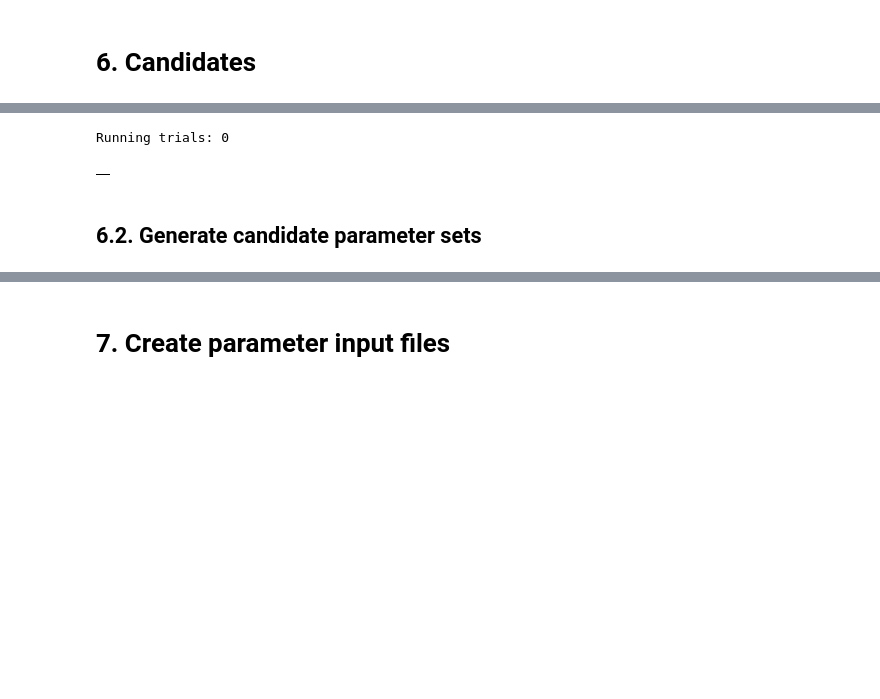
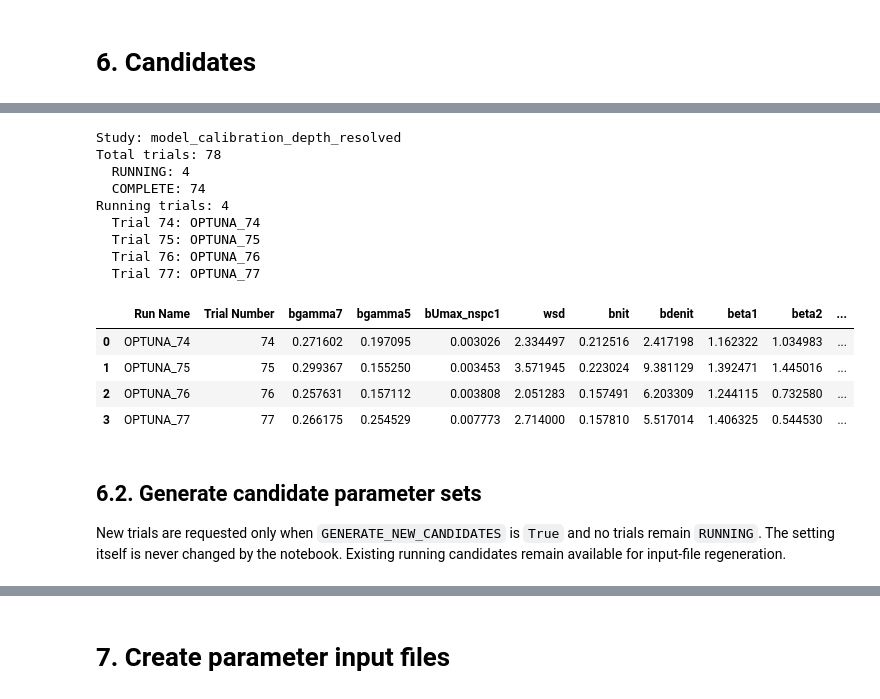
Before and after one commit to abby-baskind/tuning, a Jupyter notebook: CandidateParameterSets.ipynb, the cells around one changed output, grey strips where cells are left out. Cells and saved outputs as stored; diff of their text form; code cells hidden in the pictures; blank space fills up the shorter version.

```diff
--- a/CandidateParameterSets.ipynb
+++ b/CandidateParameterSets.ipynb
@@ -483,6 +589,7 @@ def get_parameter_values(ds, parameter_name):
 # ============================================================
 
 all_results = []
+rmse_diagnostics = []
 
 missing_cost_files = []
 missing_station_files = []
@@ -526,7 +633,10 @@ for n, (_, row) in enumerate(runs.iterrows(), start=1):
                     ds,
                     metric_name,
                     var_mod,
-                    var_obs
+                    var_obs,
+                    run_name,
+                    rmse_diagnostics,
+                    MAX_MISMATCH_LOCATIONS,
                 )
 
                 run_results[metric_name] = rmse
@@ -536,7 +646,6 @@ for n, (_, row) in enumerate(runs.iterrows(), start=1):
             # --------------------------
             cost = calculate_cost(
                 ds,
-                cost_components.keys(),
                 cost_components,
                 cost_weights
             )
@@ -684,5 +819,5 @@ Absolute value of signed nRMSE
 # %%
-active_rmse_cols = metric_info.keys()
+active_rmse_cols = list(metric_info)
 
 active_objective_cols = []
 
@@ -719,9 +856,16 @@ DF_opt[active_objective_cols].describe().T[["min",
 # %%
-print(f"Dropping any run with a cost over {COST_THRESHOLD}, as that suggests something went wrong.\n")
+print(
+    f"Keeping runs with finite costs below {COST_THRESHOLD}. "
+    "Missing and non-finite costs are also excluded.\n"
+)
 
 old_len = len(DF_opt)
 
-DF_opt = DF_opt[DF_opt["Cost"] < COST_THRESHOLD].reset_index(drop = True)
+usable_cost = (
+    np.isfinite(DF_opt["Cost"])
+    & (DF_opt["Cost"] < COST_THRESHOLD)
+)
+DF_opt = DF_opt.loc[usable_cost].reset_index(drop=True)
 
 new_len = len(DF_opt)
 
@@ -1030,6 +1246,7 @@ for _, row in DF_optuna.iterrows():
         user_attrs={
             "Run Name": run_name,
             "Source": "Historical",
+            "Objective Version": OBJECTIVE_VERSION,
             "Objectives": objective_values
         }
     )
@@ -1082,38 +1397,63 @@ Total trials: 64
 # %%
 # ============================================================
-# LOAD CURRENT RUNNING CANDIDATES
+# REPORT STUDY STATUS AND LOAD CURRENT RUNNING CANDIDATES
 # ============================================================
+
+print(f"Study: {study.study_name}")
+print(f"Total trials: {len(study.trials)}")
+
+for state in optuna.trial.TrialState:
+    count = sum(trial.state == state for trial in study.trials)
+    if count > 0:
+        print(f"  {state.name}: {count}")
 
 running_trials = [
     trial
     for trial in study.trials
     if trial.state == optuna.trial.TrialState.RUNNING
 ]
 
 print(f"Running trials: {len(running_trials)}")
 candidate_results = []
 
 for trial in running_trials:
 
     print(
         f"  Trial {trial.number}: "
         f"{trial.user_attrs.get('Run Name', 'No Run Name')}"
     )
 
     candidate_results.append({
         "Run Name": trial.user_attrs.get("Run Name"),
         "Trial Number": trial.number,
         **trial.params
     })
 
-DF_candidates = pd.DataFrame(candidate_results)
+DF_candidates = pd.DataFrame(
+    candidate_results,
+    columns=["Run Name", "Trial Number", *active_parameters],
+)
 
 display(DF_candidates)
 # %% [output]
-Running trials: 0
+Study: model_calibration_depth_resolved
+Total trials: 78
+  RUNNING: 4
+  COMPLETE: 74
+Running trials: 4
+  Trial 74: OPTUNA_74
+  Trial 75: OPTUNA_75
+  Trial 76: OPTUNA_76
+  Trial 77: OPTUNA_77
-|  |
+|  | Run Name | Trial Number | bgamma7 | bgamma5 | bUmax_nspc1 | wsd | bnit | bdenit | beta1 | beta2 | ... |
+| 0 | OPTUNA_74 | 74 | 0.271602 | 0.197095 | 0.003026 | 2.334497 | 0.212516 | 2.417198 | 1.162322 | 1.034983 | ... |
+| 1 | OPTUNA_75 | 75 | 0.299367 | 0.155250 | 0.003453 | 3.571945 | 0.223024 | 9.381129 | 1.392471 | 1.445016 | ... |
+| 2 | OPTUNA_76 | 76 | 0.257631 | 0.157112 | 0.003808 | 2.051283 | 0.157491 | 6.203309 | 1.244115 | 0.732580 | ... |
+| 3 | OPTUNA_77 | 77 | 0.266175 | 0.254529 | 0.007773 | 2.714000 | 0.157810 | 5.517014 | 1.406325 | 0.544530 | ... |
 # %% [markdown]
 ## 6.2. Generate candidate parameter sets
+
+New trials are requested only when `GENERATE_NEW_CANDIDATES` is `True` and no trials remain `RUNNING`. The setting itself is never changed by the notebook. Existing running candidates remain available for input-file regeneration.
 # %%
 # ============================================================
 # GENERATE NEW OPTUNA CANDIDATES
```
Also changed, not shown: parts of 67 cells of this notebook, 10 other files.
